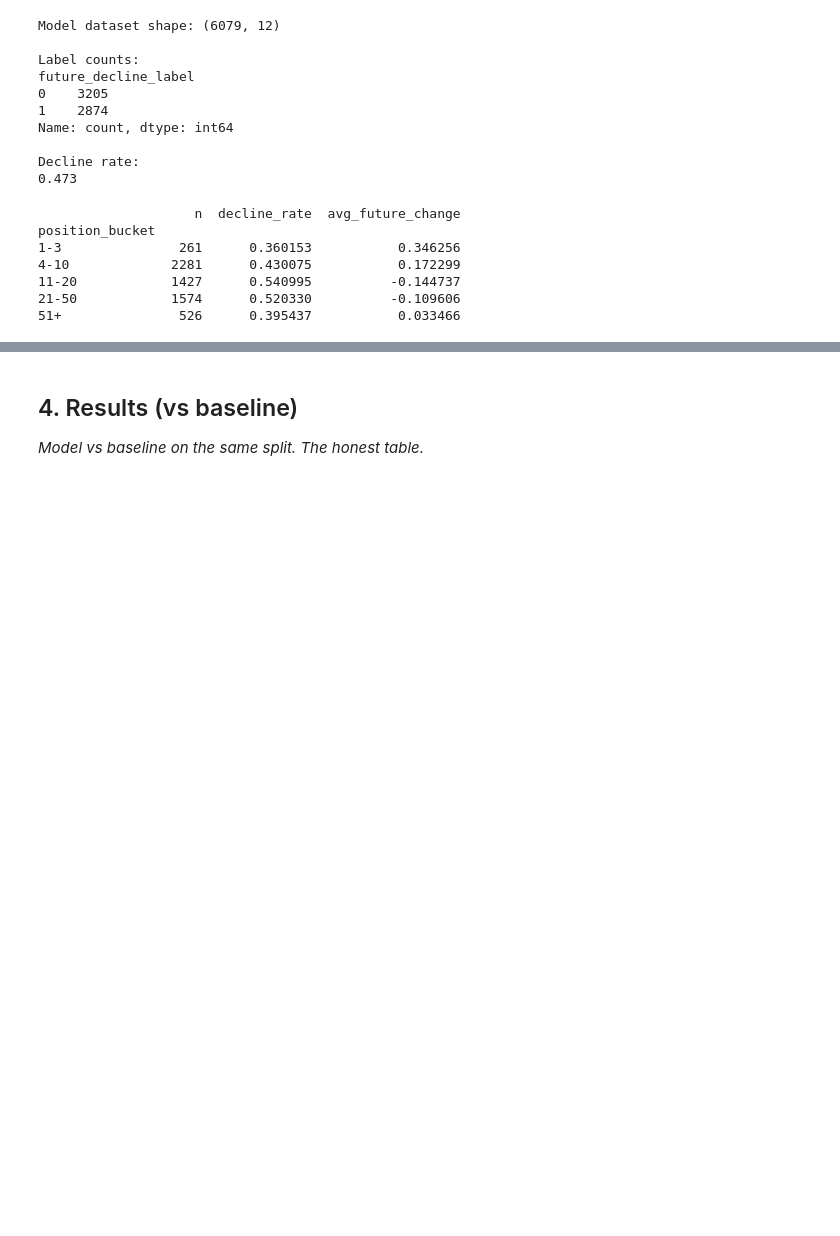
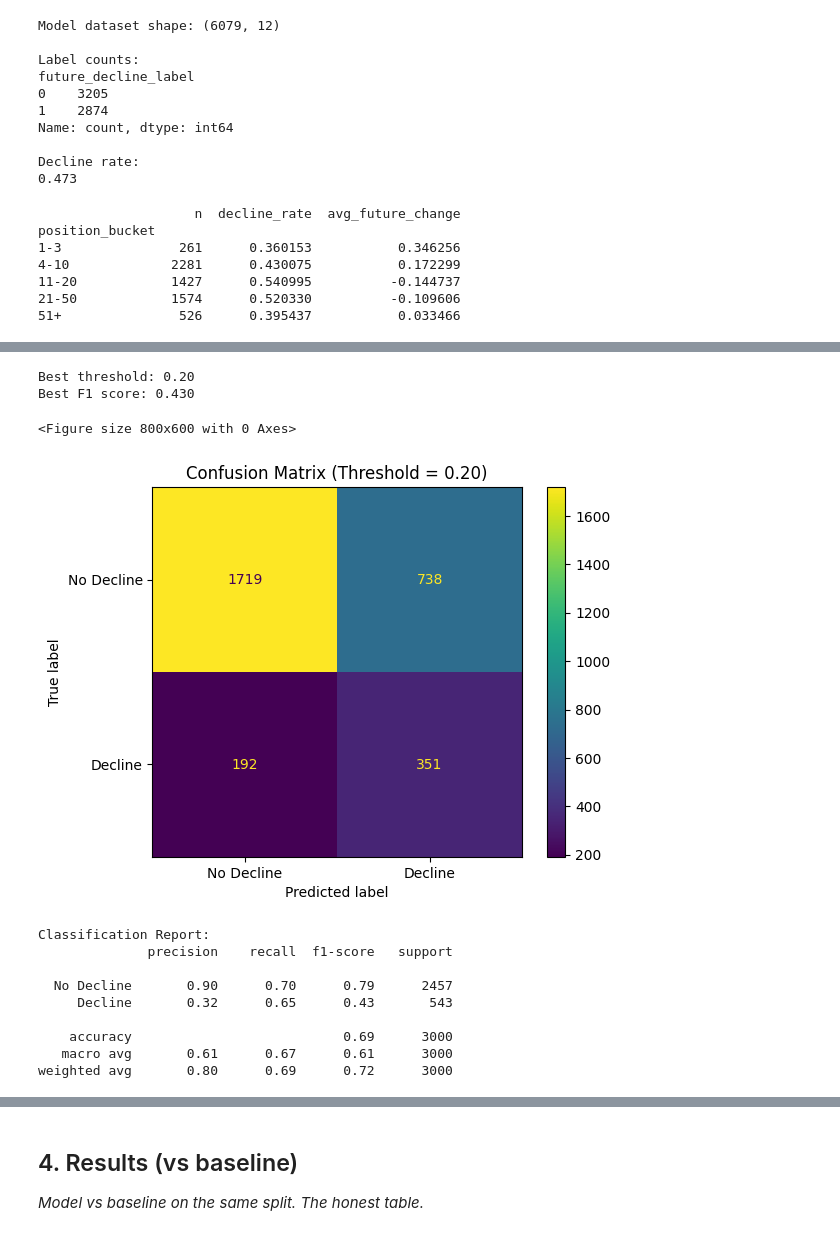
Before and after one commit to Aleeza-Maryam/Aleeza-ML-Internship-WEEK1, a Jupyter notebook: work/notebooks/capstone.ipynb, the cells around one changed output, grey strips where cells are left out. Drawn from its saved outputs; the diff is of its cells as text; code cells hidden in the pictures; blank space fills up the shorter version.

```diff
--- a/work/notebooks/capstone.ipynb
+++ b/work/notebooks/capstone.ipynb
@@ -526,0 +743,7 @@ position_bucket
+# %%
+march_april_df["future_impression_change"] = (
+    march_april_df["april_impressions"]
+    - march_april_df["march_impressions"]
+) / (march_april_df["march_impressions"] + 1)
+
+march_april_df["future_impression_change"].describe()
@@ -526,0 +784,9 @@ position_bucket
+# %%
+full_df = march_april_df.merge(
+    content_meta,
+    on=["client_hash_id", "content_hash_id"],
+    how="left"
+)
+
+print("Full dataset shape:", full_df.shape)
+full_df.head()
@@ -526,0 +1197,49 @@ position_bucket
+# %%
+# ============================================
+# Confusion Matrix
+# ============================================
+
+from sklearn.metrics import confusion_matrix, ConfusionMatrixDisplay
+
+# Best threshold selection
+thresholds = np.linspace(0.1, 0.9, 50)
+best_threshold = 0.5
+best_f1 = 0
+
+for thresh in thresholds:
+    y_pred_thresh = (y_pred_proba >= thresh).astype(int)
+    f1 = f1_score(y_val, y_pred_thresh)
+    if f1 > best_f1:
+        best_f1 = f1
+        best_threshold = thresh
+
+print(f"Best threshold: {best_threshold:.2f}")
+print(f"Best F1 score: {best_f1:.3f}")
+
+# Confusion Matrix at best threshold
+y_pred_optimal = (y_pred_proba >= best_threshold).astype(int)
+cm = confusion_matrix(y_val, y_pred_optimal)
+
+plt.figure(figsize=(8, 6))
+ConfusionMatrixDisplay(cm, display_labels=['No Decline', 'Decline']).plot()
+plt.title(f'Confusion Matrix (Threshold = {best_threshold:.2f})')
+plt.show()
+
+# Classification report
+from sklearn.metrics import classification_report
+print("\nClassification Report:")
+print(classification_report(y_val, y_pred_optimal, target_names=['No Decline', 'Decline']))
+# %% [output]
+Best threshold: 0.20
+Best F1 score: 0.430
+<Figure size 800x600 with 0 Axes>
+[figure, added]
+Classification Report:
+              precision    recall  f1-score   support
+
+  No Decline       0.90      0.70      0.79      2457
+     Decline       0.32      0.65      0.43       543
+
+    accuracy                           0.69      3000
+   macro avg       0.61      0.67      0.61      3000
+weighted avg       0.80      0.69      0.72      3000
```
Also changed, not shown: parts of 20 cells of this notebook.
